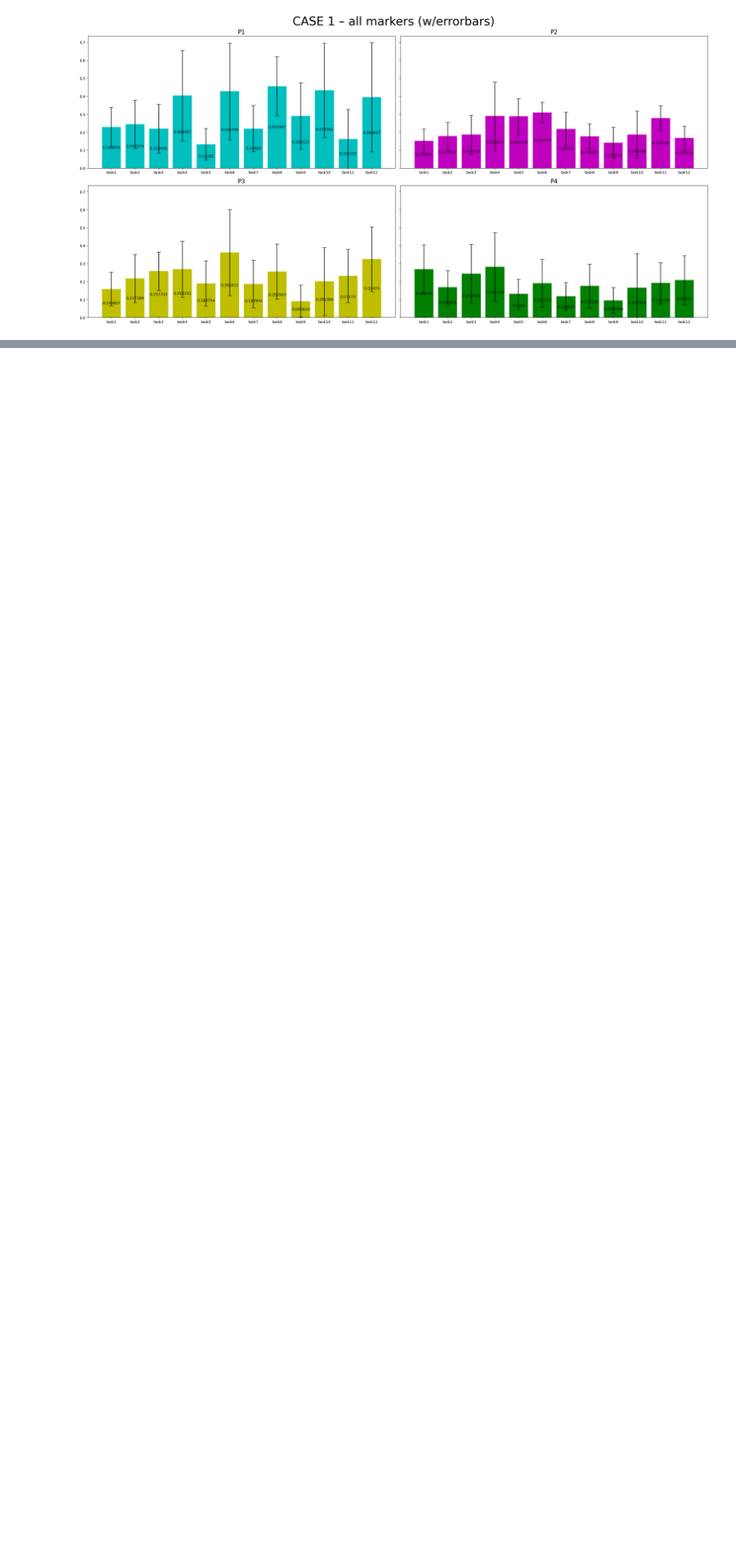
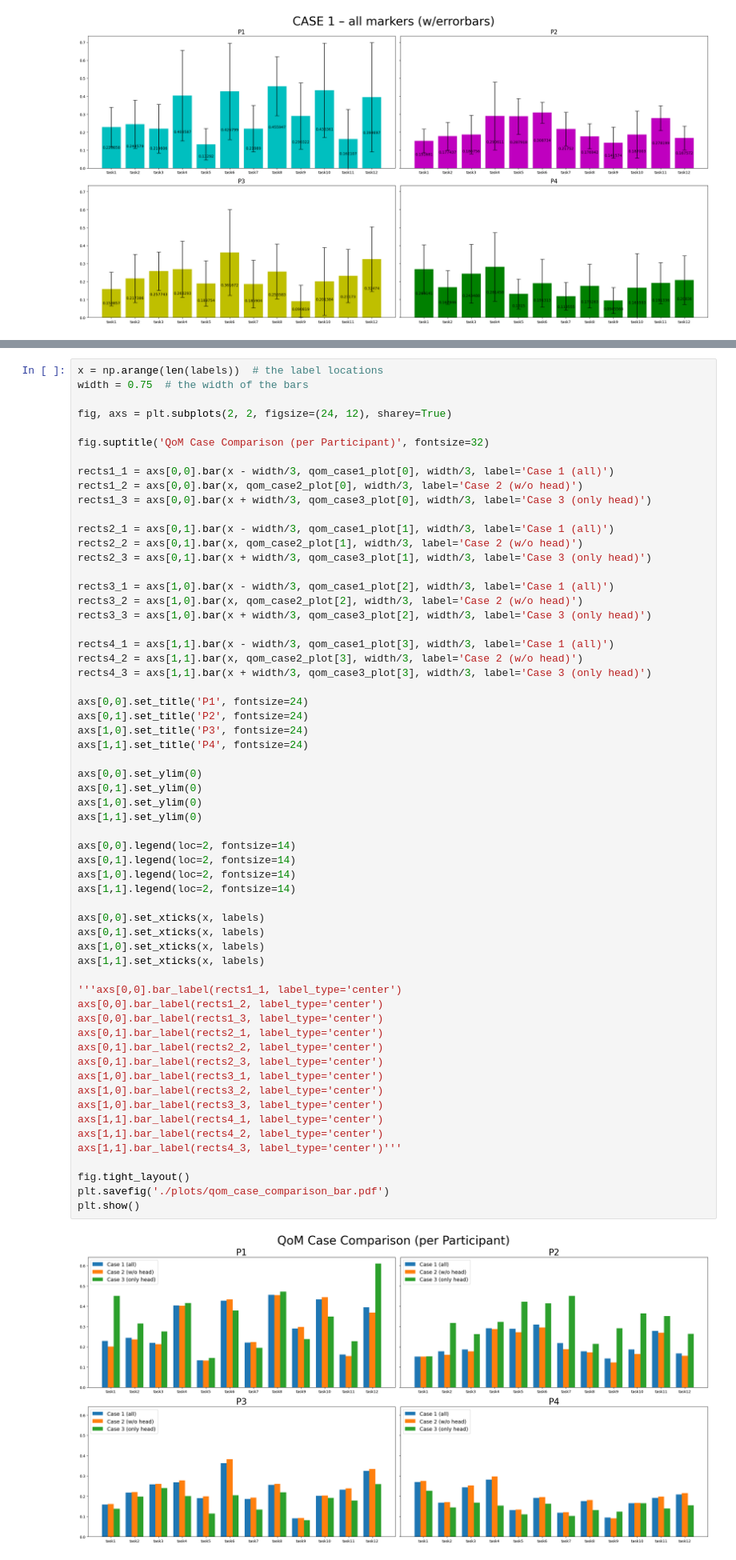
Before and after one commit to wnetzel/Pilot-Study, a Jupyter notebook: Notebooks/QoM.ipynb, the cells around one changed output, grey strips where cells are left out. Shown at 80% size. Drawn from its saved outputs; the diff is of its cells as text; blank space fills up the shorter version.

```diff
--- a/Notebooks/QoM.ipynb
+++ b/Notebooks/QoM.ipynb
@@ -693,0 +630,62 @@ plt.show()
+# %%
+x = np.arange(len(labels))  # the label locations
+width = 0.75  # the width of the bars
+
+fig, axs = plt.subplots(2, 2, figsize=(24, 12), sharey=True)
+
+fig.suptitle('QoM Case Comparison (per Participant)', fontsize=32)
+
+rects1_1 = axs[0,0].bar(x - width/3, qom_case1_plot[0], width/3, label='Case 1 (all)')
+rects1_2 = axs[0,0].bar(x, qom_case2_plot[0], width/3, label='Case 2 (w/o head)')
+rects1_3 = axs[0,0].bar(x + width/3, qom_case3_plot[0], width/3, label='Case 3 (only head)')
+
+rects2_1 = axs[0,1].bar(x - width/3, qom_case1_plot[1], width/3, label='Case 1 (all)')
+rects2_2 = axs[0,1].bar(x, qom_case2_plot[1], width/3, label='Case 2 (w/o head)')
+rects2_3 = axs[0,1].bar(x + width/3, qom_case3_plot[1], width/3, label='Case 3 (only head)')
+
+rects3_1 = axs[1,0].bar(x - width/3, qom_case1_plot[2], width/3, label='Case 1 (all)')
+rects3_2 = axs[1,0].bar(x, qom_case2_plot[2], width/3, label='Case 2 (w/o head)')
+rects3_3 = axs[1,0].bar(x + width/3, qom_case3_plot[2], width/3, label='Case 3 (only head)')
+
+rects4_1 = axs[1,1].bar(x - width/3, qom_case1_plot[3], width/3, label='Case 1 (all)')
+rects4_2 = axs[1,1].bar(x, qom_case2_plot[3], width/3, label='Case 2 (w/o head)')
+rects4_3 = axs[1,1].bar(x + width/3, qom_case3_plot[3], width/3, label='Case 3 (only head)')
+
+axs[0,0].set_title('P1', fontsize=24)
+axs[0,1].set_title('P2', fontsize=24)
+axs[1,0].set_title('P3', fontsize=24)
+axs[1,1].set_title('P4', fontsize=24)
+
+axs[0,0].set_ylim(0)
+axs[0,1].set_ylim(0)
+axs[1,0].set_ylim(0)
+axs[1,1].set_ylim(0)
+
+axs[0,0].legend(loc=2, fontsize=14)
+axs[0,1].legend(loc=2, fontsize=14)
+axs[1,0].legend(loc=2, fontsize=14)
+axs[1,1].legend(loc=2, fontsize=14)
+
+axs[0,0].set_xticks(x, labels)
+axs[0,1].set_xticks(x, labels)
+axs[1,0].set_xticks(x, labels)
+axs[1,1].set_xticks(x, labels)
+
+'''axs[0,0].bar_label(rects1_1, label_type='center')
+axs[0,0].bar_label(rects1_2, label_type='center')
+axs[0,0].bar_label(rects1_3, label_type='center')
+axs[0,1].bar_label(rects2_1, label_type='center')
+axs[0,1].bar_label(rects2_2, label_type='center')
+axs[0,1].bar_label(rects2_3, label_type='center')
+axs[1,0].bar_label(rects3_1, label_type='center')
+axs[1,0].bar_label(rects3_2, label_type='center')
+axs[1,0].bar_label(rects3_3, label_type='center')
+axs[1,1].bar_label(rects4_1, label_type='center')
+axs[1,1].bar_label(rects4_2, label_type='center')
+axs[1,1].bar_label(rects4_3, label_type='center')'''
+
+fig.tight_layout()
+plt.savefig('./plots/qom_case_comparison_bar.pdf')
+plt.show()
+# %% [output]
+[figure, added]
```
Also changed, not shown: parts of 34 cells of this notebook, 12 other files.
